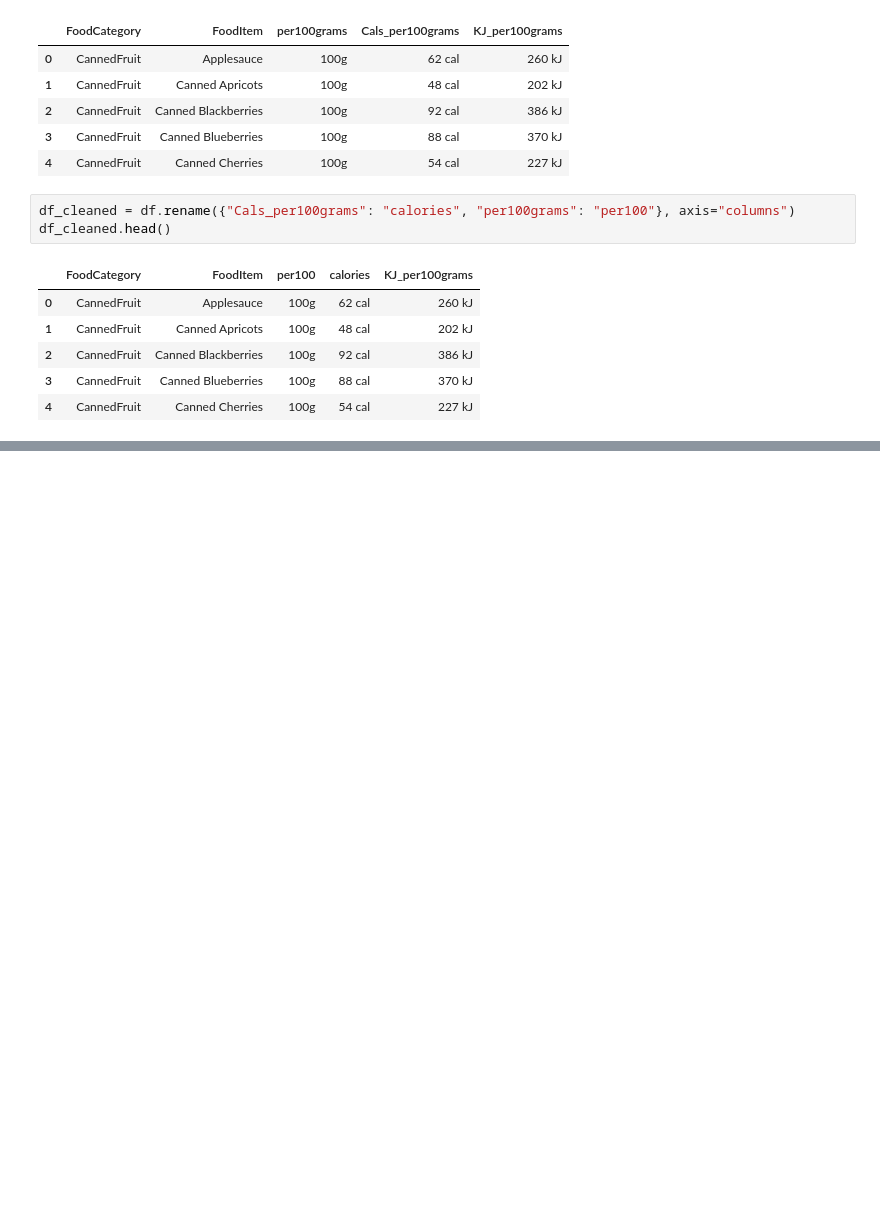
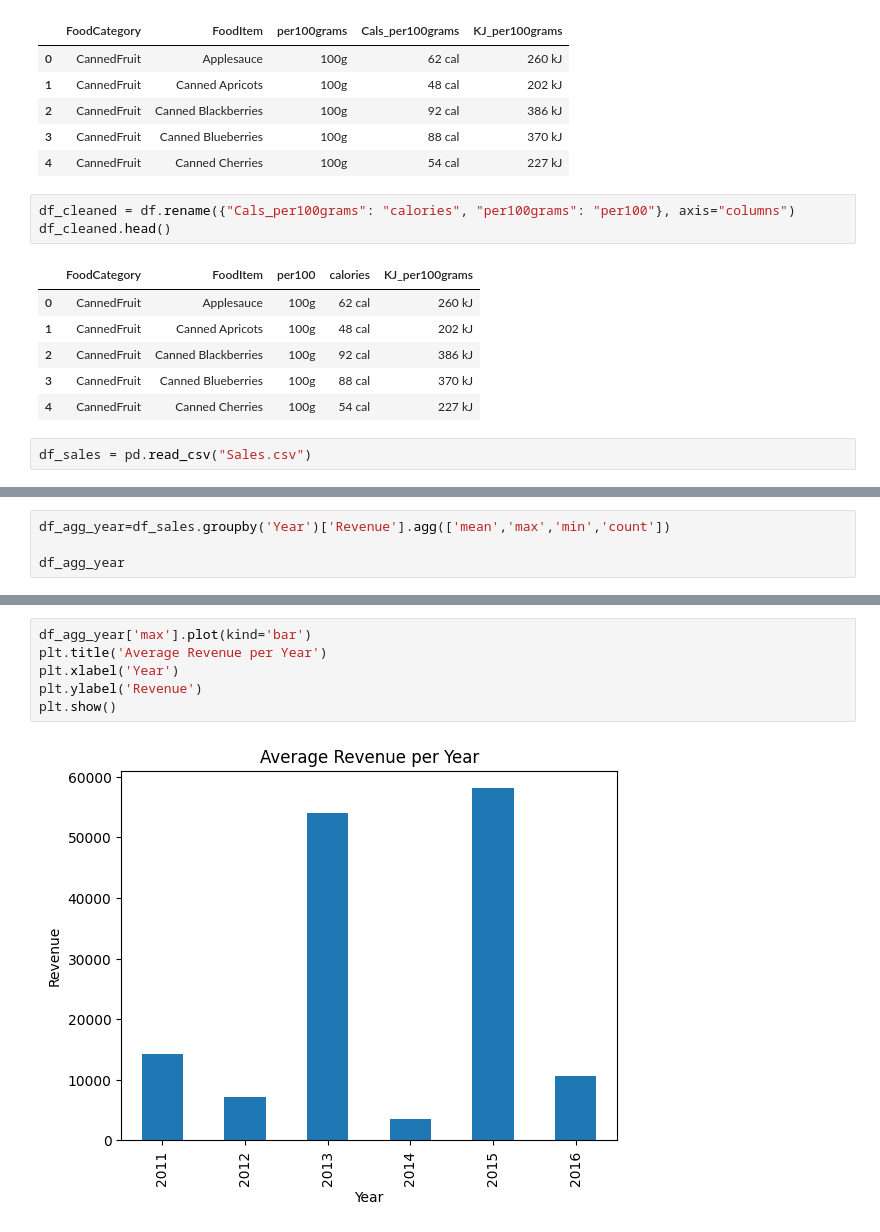
Before and after one commit to Lilit900/machine_learning_lilit_ajoyan_mlops25, a Jupyter notebook: code_alongs/pandas_repetition/pandas.ipynb, the cells around one changed output, grey strips where cells are left out. Drawn from its saved outputs; the diff is of its cells as text; blank space fills up the shorter version.

Commit message:
Did EDA with sales.csv file

```diff
--- a/code_alongs/pandas_repetition/pandas.ipynb
+++ b/code_alongs/pandas_repetition/pandas.ipynb
@@ -121,3 +121,5 @@ df_cleaned.head()
 | 2 | CannedFruit | Canned Blackberries | 100g | 92 cal | 386 kJ |
 | 3 | CannedFruit | Canned Blueberries | 100g | 88 cal | 370 kJ |
 | 4 | CannedFruit | Canned Cherries | 100g | 54 cal | 227 kJ |
+# %%
+df_sales = pd.read_csv("Sales.csv")
@@ -123,0 +190,4 @@ df_cleaned.head()
+# %%
+df_agg_year=df_sales.groupby('Year')['Revenue'].agg(['mean','max','min','count'])
+
+df_agg_year
@@ -123,0 +203,8 @@ df_cleaned.head()
+# %%
+df_agg_year['max'].plot(kind='bar')
+plt.title('Average Revenue per Year')
+plt.xlabel('Year')
+plt.ylabel('Revenue')
+plt.show()
+# %% [output]
+[figure, added]
```
Also changed, not shown: parts of 7 cells of this notebook, 2 other files.
